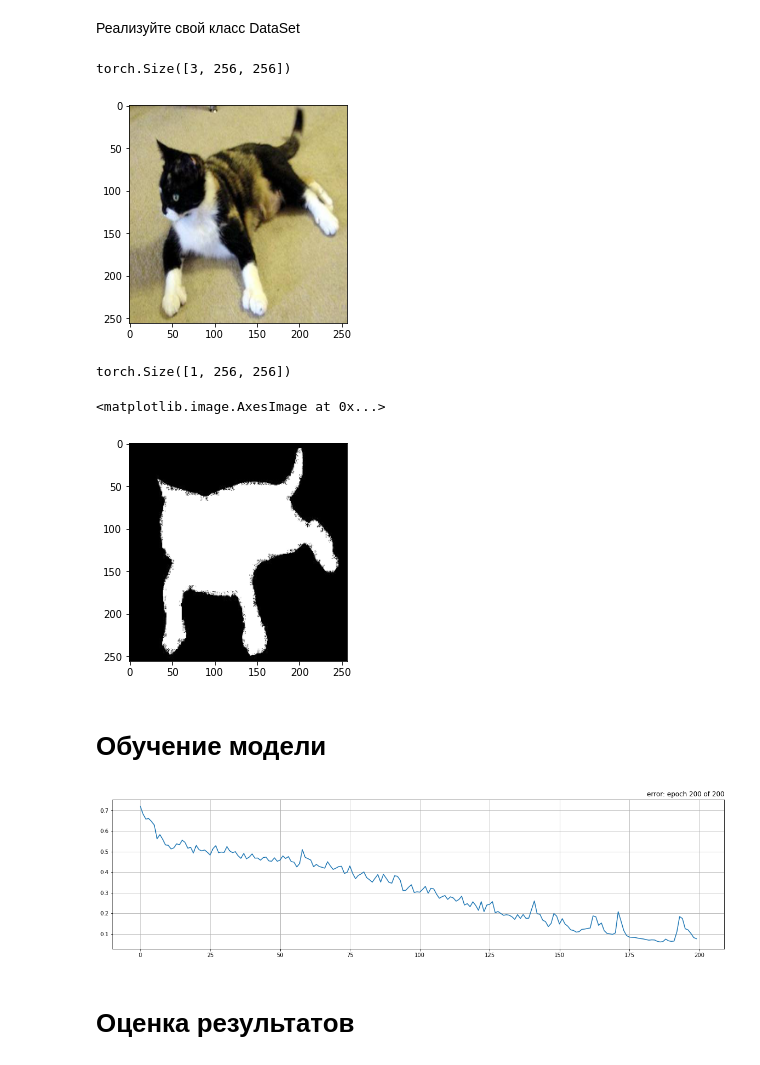
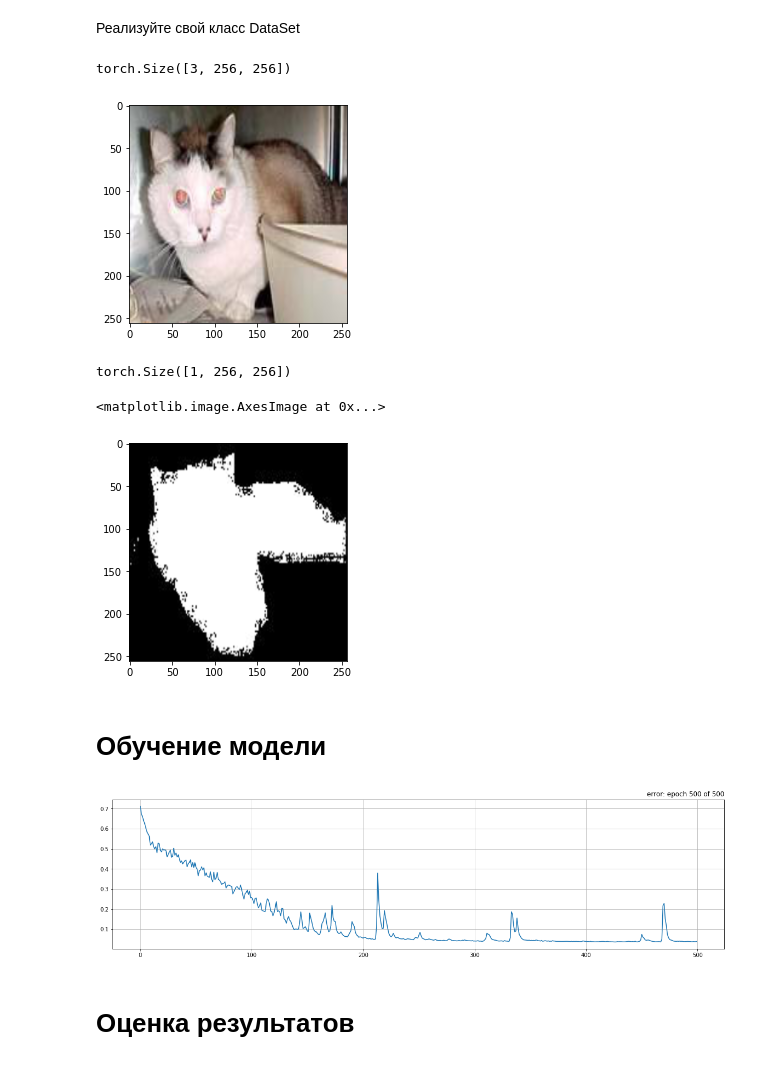
Before and after one commit to delhian/ComputerVision, a Jupyter notebook: Home Tasks/HT1_block_sf_unet_task.ipynb, the cells around one changed output. Cells and saved outputs as stored; diff of their text form; code cells hidden in the pictures.

```diff
--- a/Home Tasks/HT1_block_sf_unet_task.ipynb
+++ b/Home Tasks/HT1_block_sf_unet_task.ipynb
@@ -199,19 +199,19 @@ train_dataset = my_dataset('/content/Train_Data/input',
 
 train_batch_gen = torch.utils.data.DataLoader(train_dataset, batch_size=5, shuffle=True)
 # %%
-ix = 56
+ix = 2
 
 print(train_dataset[ix][0].shape)
 plt.imshow(train_dataset[ix][0].permute(1, 2, 0))
 plt.show()
 print(train_dataset[ix][1].shape)
 plt.imshow(train_dataset[ix][1].numpy().squeeze(), cmap='gray')
 # %% [output]
 torch.Size([3, 256, 256])
-[figure, old version]
+[figure, new version]
 torch.Size([1, 256, 256])
 <matplotlib.image.AxesImage at 0x...>
-[figure, old version]
+[figure, new version]
 # %% [markdown]
 # Обучение модели
 # %%
@@ -223,7 +223,7 @@ model = UNet(n_channels=3, n_classes = 1);#UNet(n_class = 2);
 model.cuda()
 opt = torch.optim.Adam(model.parameters() , lr = learning_rate)
 
-num_epochs = 200
+num_epochs = 500
 train_loss = []
 
 for epoch in range(num_epochs):
@@ -248,7 +248,7 @@ for epoch in range(num_epochs):
     plt.title(f'error: epoch {epoch + 1} of {num_epochs}', loc='right')
     plt.show()
 # %% [output]
-[figure, old version]
+[figure, new version]
 # %% [markdown]
 # Оценка результатов
 # %%
```
Also changed, not shown: parts of 1 cell of this notebook.
